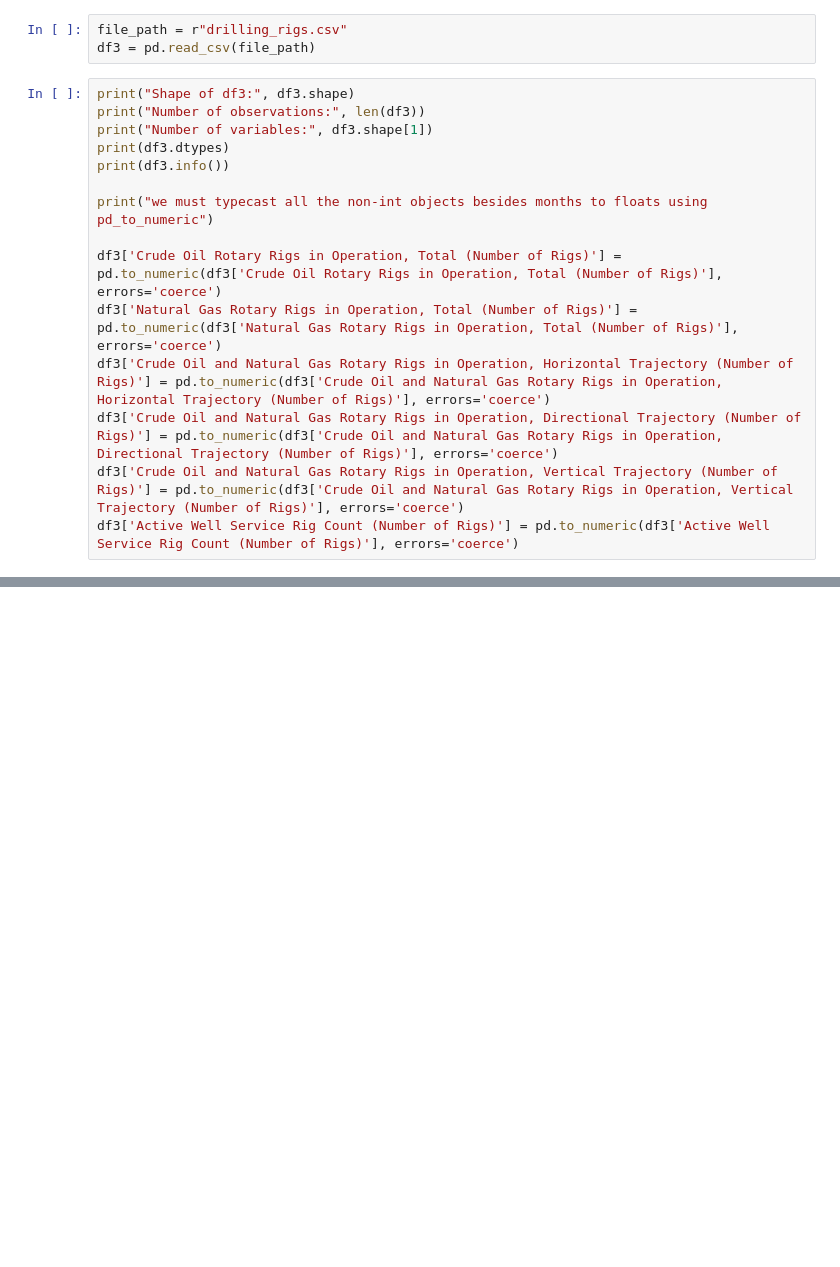
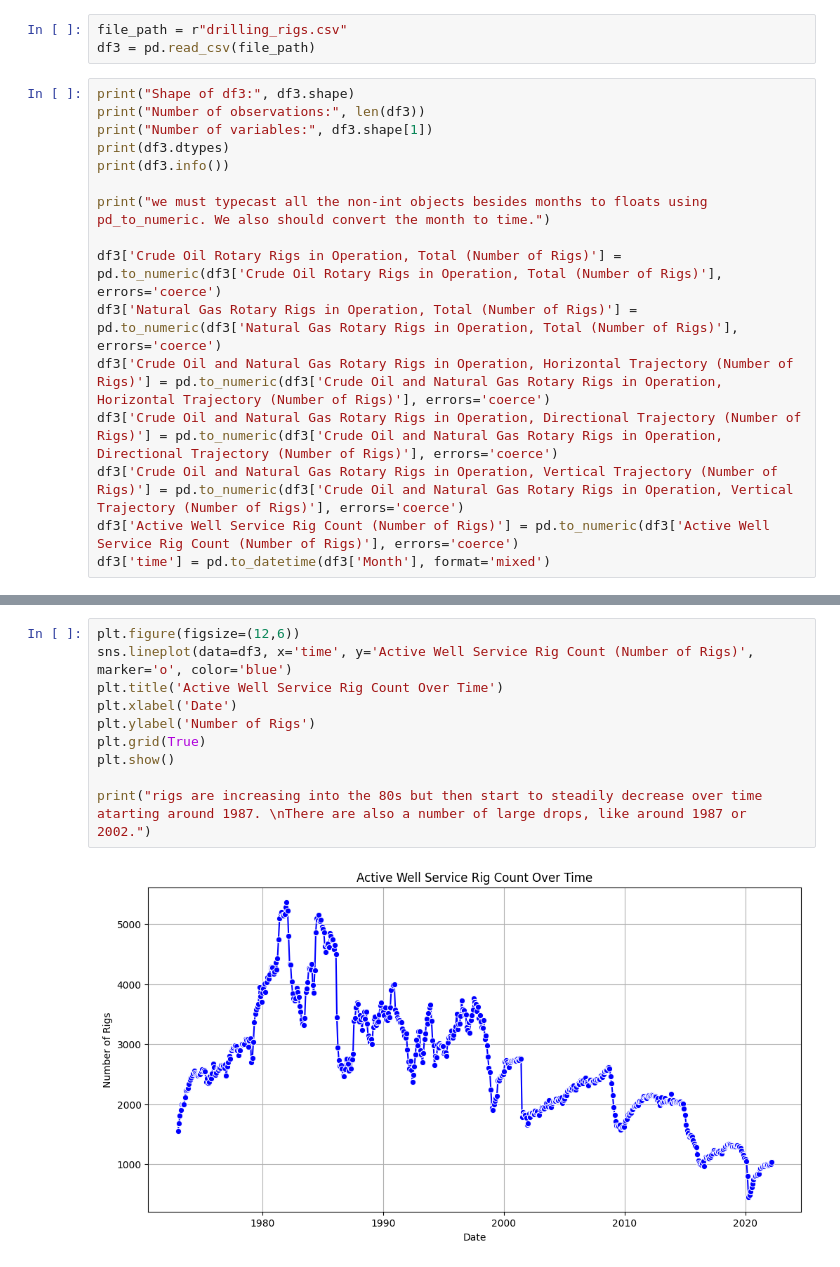
Before and after one commit to benshults22/EDA, a Jupyter notebook: assignment/assignment.ipynb, the cells around one changed output, grey strips where cells are left out. Cells and saved outputs as stored; diff of their text form; blank space fills up the shorter version.

```diff
--- a/assignment/assignment.ipynb
+++ b/assignment/assignment.ipynb
@@ -449,7 +449,7 @@ print("Number of variables:", df3.shape[1])
 print(df3.dtypes)
 print(df3.info())
 
-print("we must typecast all the non-int objects besides months to floats using pd_to_numeric")
+print("we must typecast all the non-int objects besides months to floats using pd_to_numeric. We also should convert the month to time.")
 
 df3['Crude Oil Rotary Rigs in Operation, Total (Number of Rigs)'] = pd.to_numeric(df3['Crude Oil Rotary Rigs in Operation, Total (Number of Rigs)'], errors='coerce')
 df3['Natural Gas Rotary Rigs in Operation, Total (Number of Rigs)'] = pd.to_numeric(df3['Natural Gas Rotary Rigs in Operation, Total (Number of Rigs)'], errors='coerce')
@@ -457,4 +457,5 @@ df3['Crude Oil and Natural Gas Rotary Rigs in Operation, Horizontal Trajectory (
 df3['Crude Oil and Natural Gas Rotary Rigs in Operation, Directional Trajectory (Number of Rigs)'] = pd.to_numeric(df3['Crude Oil and Natural Gas Rotary Rigs in Operation, Directional Trajectory (Number of Rigs)'], errors='coerce')
 df3['Crude Oil and Natural Gas Rotary Rigs in Operation, Vertical Trajectory (Number of Rigs)'] = pd.to_numeric(df3['Crude Oil and Natural Gas Rotary Rigs in Operation, Vertical Trajectory (Number of Rigs)'], errors='coerce')
 df3['Active Well Service Rig Count (Number of Rigs)'] = pd.to_numeric(df3['Active Well Service Rig Count (Number of Rigs)'], errors='coerce')
+df3['time'] = pd.to_datetime(df3['Month'], format='mixed')
 # %% [output]
@@ -477,0 +479,12 @@ we must typecast all the non-int objects besides months to floats using pd_to_nu
+# %%
+plt.figure(figsize=(12,6))
+sns.lineplot(data=df3, x='time', y='Active Well Service Rig Count (Number of Rigs)', marker='o', color='blue')
+plt.title('Active Well Service Rig Count Over Time')
+plt.xlabel('Date')
+plt.ylabel('Number of Rigs')
+plt.grid(True)
+plt.show()
+
+print("rigs are increasing into the 80s but then start to steadily decrease over time atarting around 1987. \nThere are also a number of large drops, like around 1987 or 2002.")
+# %% [output]
+[figure, added]
```
Also changed, not shown: parts of 4 cells of this notebook.
